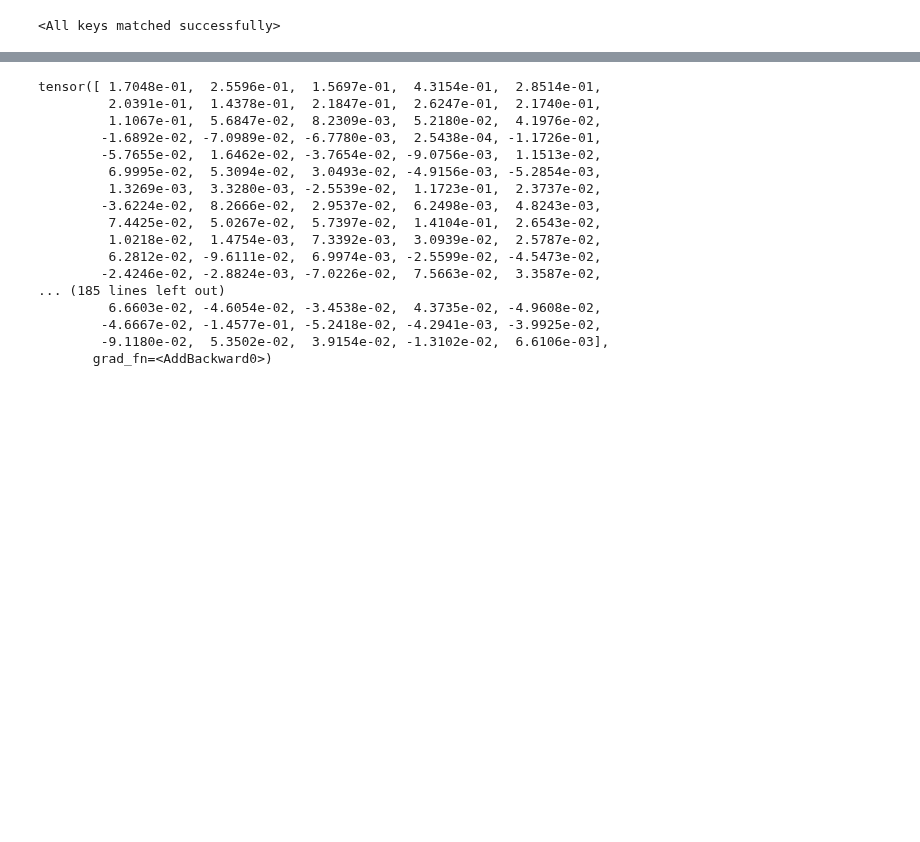
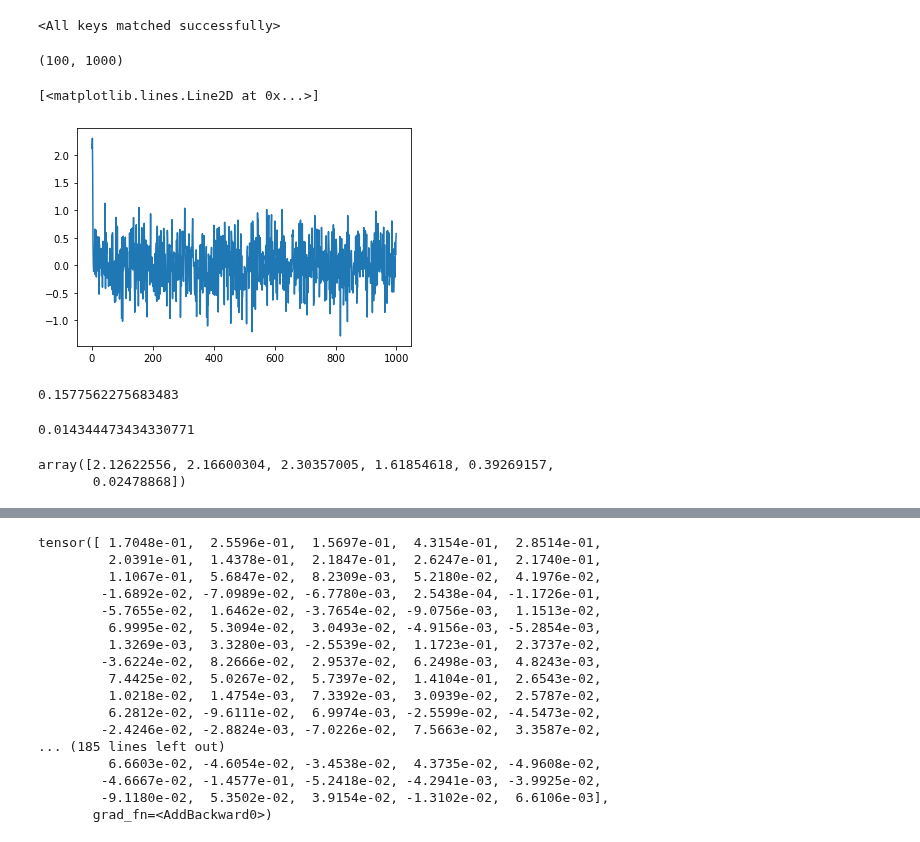
Before and after one commit to glory-99/simulation-based-inference, a Jupyter notebook: inference.ipynb, the cells around one changed output, grey strips where cells are left out. Drawn from its saved outputs; the diff is of its cells as text; code cells hidden in the pictures; blank space fills up the shorter version.

```diff
--- a/inference.ipynb
+++ b/inference.ipynb
@@ -114,6 +114,31 @@ true_beta[:10,0]=2
 # %%
 Y_obs = X @ true_beta + rng.randn(100, 1)
 input = np.concatenate((Y_obs, X.T @ Y_obs), axis=0) / normalize_c
+# %%
+X.shape
+# %% [output]
+(100, 1000)
+# %%
+plt.plot((X.T @ Y_obs / 100).reshape(-1))
+# %% [output]
+[<matplotlib.lines.Line2D at 0x...>]
+[figure, added]
+# %%
+np.mean(((X.T @ Y_obs / 100).reshape(-1) - true_beta.reshape(-1))**2)
+# %% [output]
+0.1577562275683483
+# %%
+md.eval()
+input = np.concatenate((Y_obs, X.T @ Y_obs), axis=0) / normalize_c
+input = torch.from_numpy(input.reshape(-1)).type(torch.float)
+np.mean((true_beta.reshape(-1) - md(input).detach().numpy().reshape(-1))**2)
+# %% [output]
+0.014344473434330771
+# %%
+(X.T @ Y_obs / 100).reshape(-1)[:6]
+# %% [output]
+array([2.12622556, 2.16600304, 2.30357005, 1.61854618, 0.39269157,
+       0.02478868])
 # %%
 md.eval()
 input = torch.from_numpy(input.reshape(-1)).type(torch.float)
```
Also changed, not shown: parts of 3 cells of this notebook.
